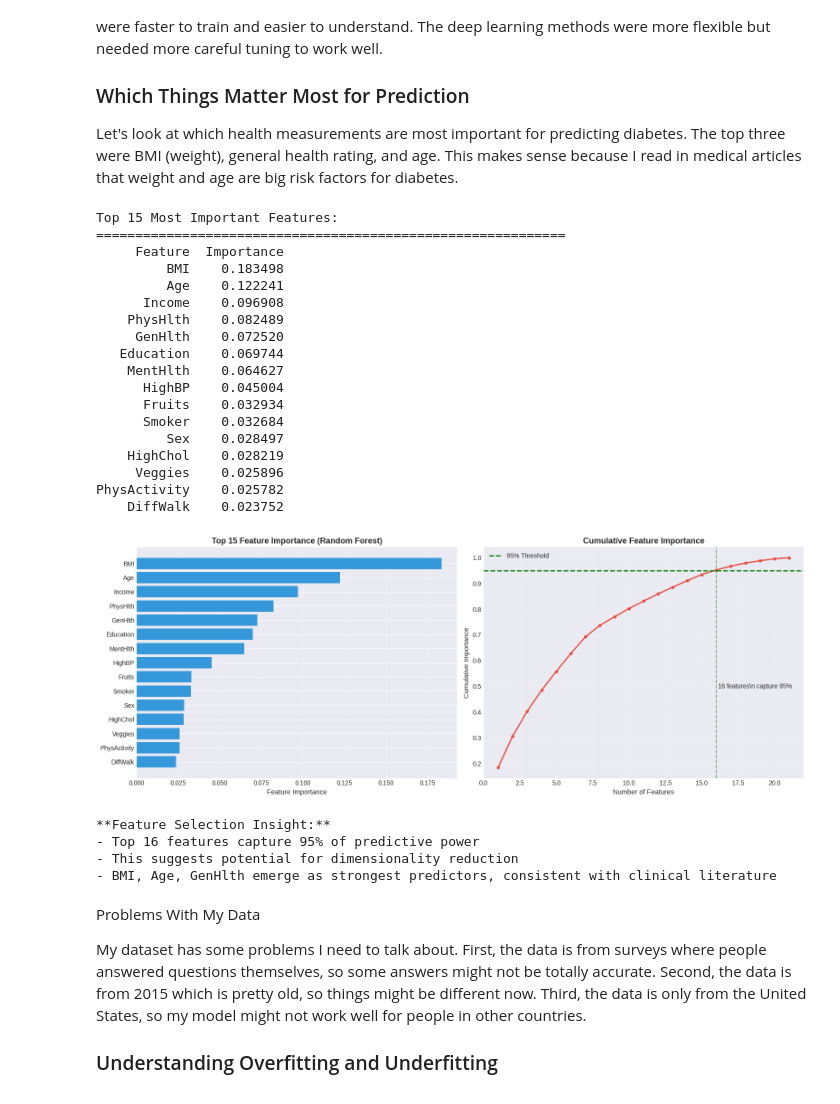
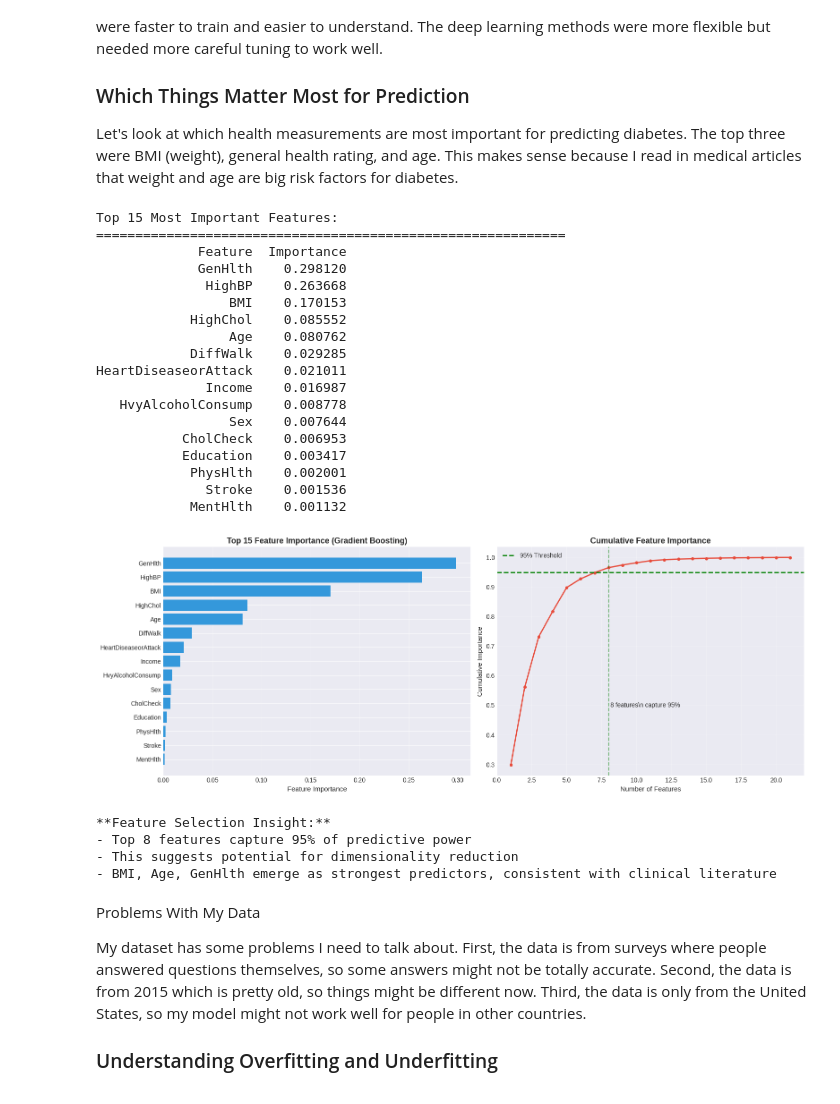
Before and after one commit to tuyishimejeandamour/diabetes-prediction, a Jupyter notebook: diabetes.ipynb, the cells around one changed output. Cells and saved outputs as stored; diff of their text form; code cells hidden in the pictures.

```diff
--- a/diabetes.ipynb
+++ b/diabetes.ipynb
@@ -1574,7 +1698,7 @@ I tried both traditional machine learning and modern deep learning to see which
 Let's look at which health measurements are most important for predicting diabetes. The top three were BMI (weight), general health rating, and age. This makes sense because I read in medical articles that weight and age are big risk factors for diabetes.
 # %%
 # Feature importance from best Random Forest model
-rf_best = RandomForestClassifier(n_estimators=200, random_state=42, n_jobs=-1)
+rf_best = GradientBoostingClassifier(n_estimators=200, random_state=42)
 rf_best.fit(X_train_scaled, y_train)
 
 feature_importance_df = pd.DataFrame({
@@ -1597,56 +1721,56 @@ axes[0].set_yticks(range(top_n))
 axes[0].set_yticklabels(feature_importance_df['Feature'].head(top_n).values)
 axes[0].invert_yaxis()
 axes[0].set_xlabel('Feature Importance', fontsize=11)
-axes[0].set_title(f'Top {top_n} Feature Importance (Random Forest)', fontsize=13, fontweight='bold')
+axes[0].set_title(f'Top {top_n} Feature Importance (Gradient Boosting)', fontsize=13, fontweight='bold')
 axes[0].grid(axis='x', alpha=0.3)
 
 # Cumulative importance
 cumulative_importance = np.cumsum(feature_importance_df['Importance'].values)
 axes[1].plot(range(1, len(cumulative_importance)+1), cumulative_importance,
              linewidth=2, color='#e74c3c', marker='o', markersize=4)
 axes[1].axhline(y=0.95, color='green', linestyle='--', linewidth=2,
                 label='95% Threshold')
 axes[1].set_xlabel('Number of Features', fontsize=11)
 axes[1].set_ylabel('Cumulative Importance', fontsize=11)
 axes[1].set_title('Cumulative Feature Importance', fontsize=13, fontweight='bold')
 axes[1].legend(fontsize=10)
 axes[1].grid(alpha=0.3)
 
 # Mark 95% point
 n_features_95 = np.argmax(cumulative_importance >= 0.95) + 1
 axes[1].axvline(x=n_features_95, color='green', linestyle='--', alpha=0.5)
 axes[1].text(n_features_95, 0.5, f' {n_features_95} features\\n capture 95%',
              fontsize=10, va='center')
 
 plt.tight_layout()
 plt.show()
 
 print(f"\n**Feature Selection Insight:**")
 print(f"- Top {n_features_95} features capture 95% of predictive power")
 print(f"- This suggests potential for dimensionality reduction")
 print(f"- BMI, Age, GenHlth emerge as strongest predictors, consistent with clinical literature")
 # %% [output]
 Top 15 Most Important Features:
 ============================================================
-     Feature  Importance
-         BMI    0.183498
-         Age    0.122241
-      Income    0.096908
-    PhysHlth    0.082489
-     GenHlth    0.072520
-   Education    0.069744
-    MentHlth    0.064627
-      HighBP    0.045004
-      Fruits    0.032934
-      Smoker    0.032684
-         Sex    0.028497
-    HighChol    0.028219
-     Veggies    0.025896
-PhysActivity    0.025782
-    DiffWalk    0.023752
+             Feature  Importance
+             GenHlth    0.298120
+              HighBP    0.263668
+                 BMI    0.170153
+            HighChol    0.085552
+                 Age    0.080762
+            DiffWalk    0.029285
+HeartDiseaseorAttack    0.021011
+              Income    0.016987
+   HvyAlcoholConsump    0.008778
+                 Sex    0.007644
+           CholCheck    0.006953
+           Education    0.003417
+            PhysHlth    0.002001
+              Stroke    0.001536
+            MentHlth    0.001132
-[figure, old version]
+[figure, new version]
 **Feature Selection Insight:**
-- Top 16 features capture 95% of predictive power
+- Top 8 features capture 95% of predictive power
 - This suggests potential for dimensionality reduction
 - BMI, Age, GenHlth emerge as strongest predictors, consistent with clinical literature
 # %% [markdown]
```
Also changed, not shown: parts of 20 cells of this notebook.
